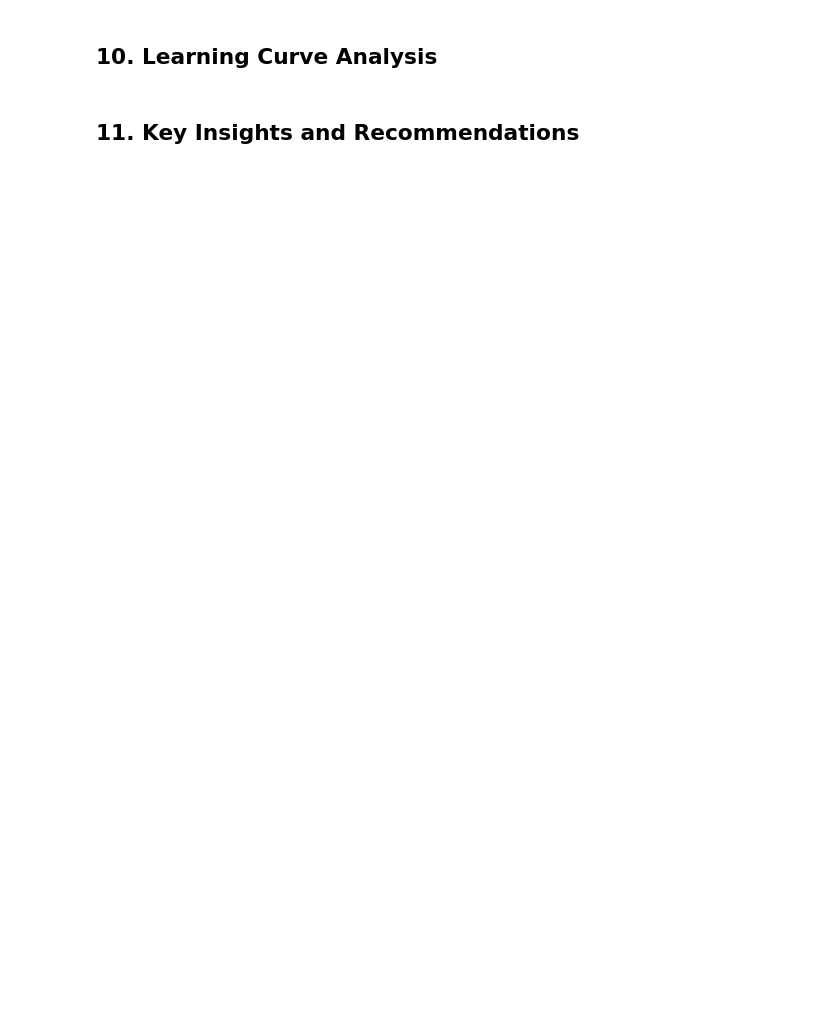
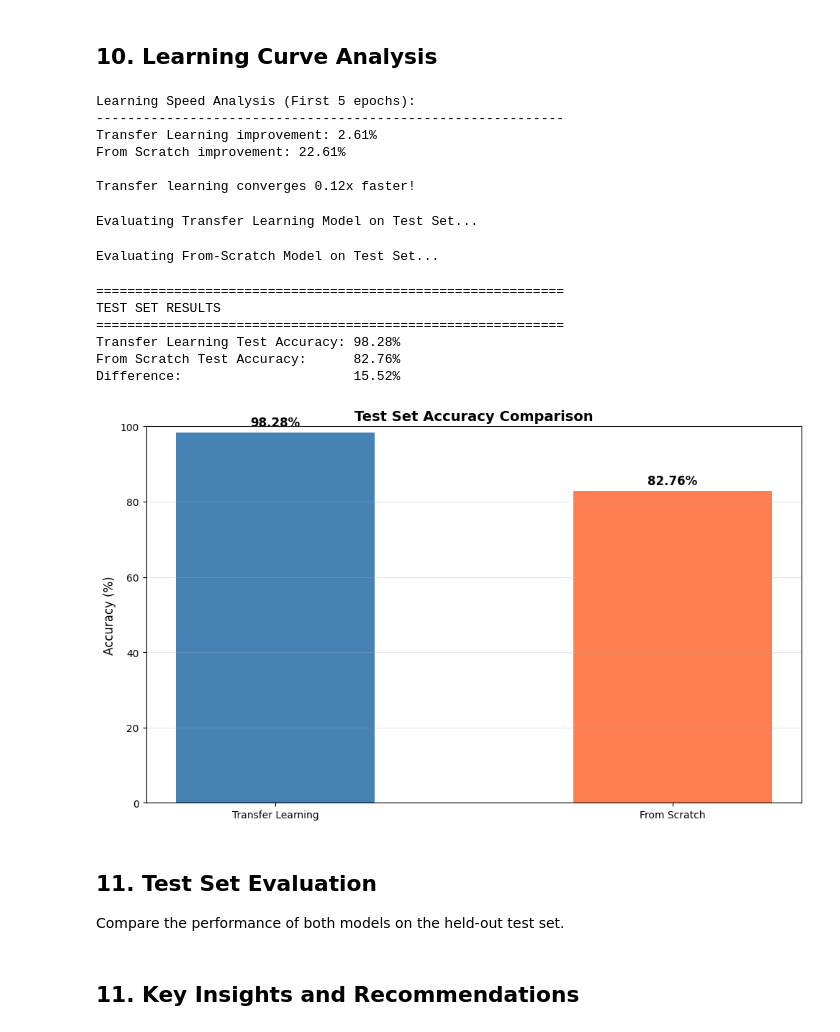
Before and after one commit to DeLyXHardiee/Image-Classification-With-Transfer-Learning, a Jupyter notebook: comparison_notebook.ipynb, the cells around one changed output. Cells and saved outputs as stored; diff of their text form; code cells hidden in the pictures; blank space fills up the shorter version.

```diff
--- a/comparison_notebook.ipynb
+++ b/comparison_notebook.ipynb
@@ -505,7 +633,77 @@ print("\nLearning Speed Analysis (First 5 epochs):")
 print("-" * 60)
 print(f"Transfer Learning improvement: {transfer_early_improvement:.2f}%")
 print(f"From Scratch improvement: {scratch_early_improvement:.2f}%")
-print(f"\nTransfer learning converges {transfer_early_improvement/scratch_early_improvement:.2f}x faster!")
+if (scratch_early_improvement > 0):
+    print(f"\nTransfer learning converges {transfer_early_improvement/scratch_early_improvement:.2f}x faster!")
+# %% [output]
+Learning Speed Analysis (First 5 epochs):
+------------------------------------------------------------
+Transfer Learning improvement: 2.61%
+From Scratch improvement: 22.61%
+
+Transfer learning converges 0.12x faster!
+# %%
+def evaluate_model(model, dataloader, device):
+    model.eval()
+    correct = 0
+    total = 0
+    with torch.no_grad():
+        for images, labels in tqdm(dataloader, desc='Testing', leave=False):
+            images, labels = images.to(device), labels.to(device)
+            outputs = model(images)
+            _, predicted = torch.max(outputs, 1)
+            total += labels.size(0)
+            correct += (predicted == labels).sum().item()
+    return 100 * correct / total
+
+print("Evaluating Transfer Learning Model on Test Set...")
+transfer_test_acc = evaluate_model(model_transfer, test_loader, device)
+
+print("Evaluating From-Scratch Model on Test Set...")
+scratch_test_acc = evaluate_model(model_scratch, test_loader, device)
+
+print("\n" + "="*60)
+print("TEST SET RESULTS")
+print("="*60)
+print(f"Transfer Learning Test Accuracy: {transfer_test_acc:.2f}%")
+print(f"From Scratch Test Accuracy:      {scratch_test_acc:.2f}%")
+print(f"Difference:                      {transfer_test_acc - scratch_test_acc:.2f}%")
+
+# Visualize Test Accuracy
+plt.figure(figsize=(10, 6))
+models_names = ['Transfer Learning', 'From Scratch']
+accuracies = [transfer_test_acc, scratch_test_acc]
+colors = ['steelblue', 'coral']
+
+bars = plt.bar(models_names, accuracies, color=colors, width=0.5)
+plt.ylabel('Accuracy (%)', fontsize=12)
+plt.title('Test Set Accuracy Comparison', fontsize=14, fontweight='bold')
+plt.ylim(0, 100)
+plt.grid(True, alpha=0.3, axis='y')
+
+# Add value labels on top of bars
+for bar in bars:
+    height = bar.get_height()
+    plt.text(bar.get_x() + bar.get_width()/2., height + 1,
+             f'{height:.2f}%',
+             ha='center', va='bottom', fontsize=12, fontweight='bold')
+
+plt.tight_layout()
+plt.savefig('test_accuracy_comparison.png', dpi=300, bbox_inches='tight')
+plt.show()
+# %% [output]
+Evaluating Transfer Learning Model on Test Set...
+Evaluating From-Scratch Model on Test Set...
+============================================================
+TEST SET RESULTS
+============================================================
+Transfer Learning Test Accuracy: 98.28%
+From Scratch Test Accuracy:      82.76%
+Difference:                      15.52%
+[figure, added]
+# %% [markdown]
+## 11. Test Set Evaluation
+Compare the performance of both models on the held-out test set.
 # %% [markdown]
 ## 11. Key Insights and Recommendations
 # %%
```
Also changed, not shown: parts of 16 cells of this notebook, 5 other files.
